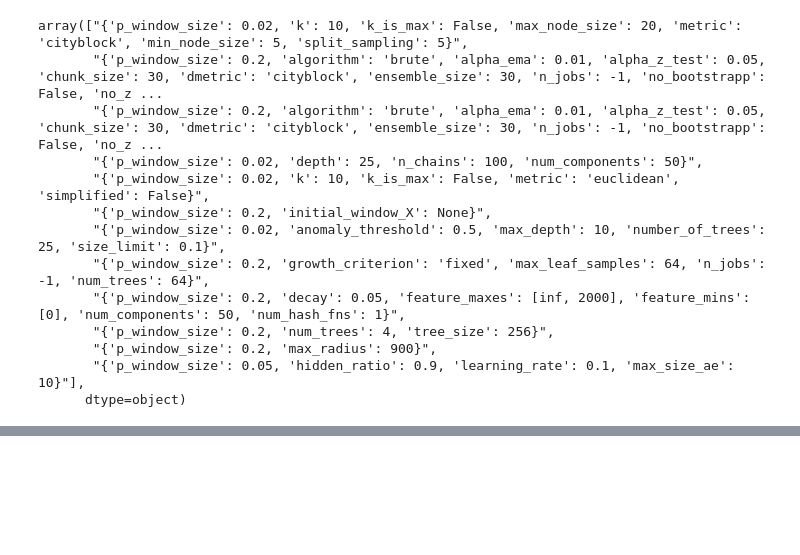
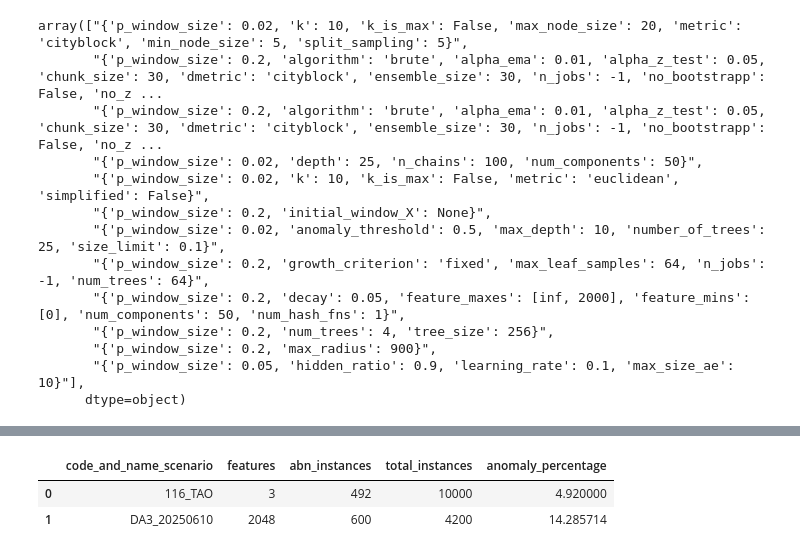
Before and after one commit to nirojasva/spectral-benchmark-bv4, a Jupyter notebook: notebooks/1_1_Summary_AD_Results (Tuning).ipynb, the cells around one changed output, grey strips where cells are left out. Cells and saved outputs as stored; diff of their text form; code cells hidden in the pictures; blank space fills up the shorter version.

```diff
--- a/notebooks/1_1_Summary_AD_Results (Tuning).ipynb
+++ b/notebooks/1_1_Summary_AD_Results (Tuning).ipynb
@@ -469,0 +276,43 @@ combined
+# %%
+
+dataset_summary = filtered_data.groupby('code_and_name_scenario').agg(
+    total_normal=('count_normal', 'max'),
+    abn_instances=('count_anomalies', 'max')
+).reset_index()
+
+dataset_summary['total_instances'] = dataset_summary['abn_instances'] + dataset_summary['total_normal']
+dataset_summary['anomaly_percentage'] = (dataset_summary['abn_instances'] / dataset_summary['total_instances']) * 100
+
+dataset_info = {
+    'TAO': {'anomaly_type_len': 'Point&Seq.', 'features': 3},
+    '20250610': {'anomaly_type_len': 'Spatial', 'features': 2048}
+}
+
+ordered_list = list(dataset_info.keys())
+
+dataset_summary['matched_dataset'] = dataset_summary['code_and_name_scenario'].str.split('_').str[-1]
+dataset_summary['matched_dataset'] = dataset_summary['matched_dataset'].replace({'OPPORTUNITY': 'OPP'})
+
+for col in ['anomaly_type_len', 'features']:
+    dataset_summary[col] = dataset_summary['matched_dataset'].map(
+        lambda x: dataset_info[x][col] if x in dataset_info else pd.NA
+    )
+
+dataset_summary['matched_dataset'] = pd.Categorical(
+    dataset_summary['matched_dataset'],
+    categories=ordered_list,
+    ordered=True
+)
+
+dataset_summary = dataset_summary.dropna(subset=['matched_dataset'])
+dataset_summary = dataset_summary.sort_values('matched_dataset')
+
+dataset_summary = dataset_summary[
+    ['code_and_name_scenario', 'features', 'abn_instances', 'total_instances', 'anomaly_percentage']
+].reset_index(drop=True)
+
+dataset_summary
+# %% [output]
+|  | code_and_name_scenario | features | abn_instances | total_instances | anomaly_percentage |
+| 0 | 116_TAO | 3 | 492 | 10000 | 4.920000 |
+| 1 | DA3_20250610 | 2048 | 600 | 4200 | 14.285714 |
```
Also changed, not shown: parts of 15 cells of this notebook, 7 other files.
